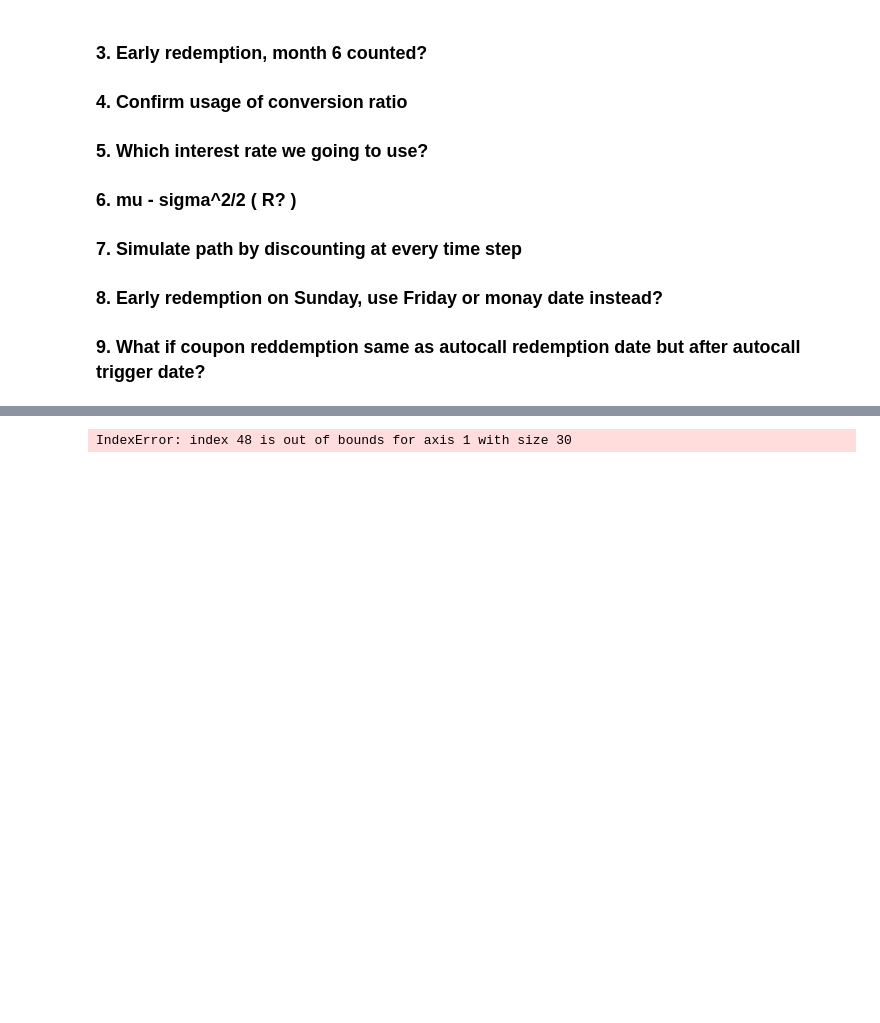
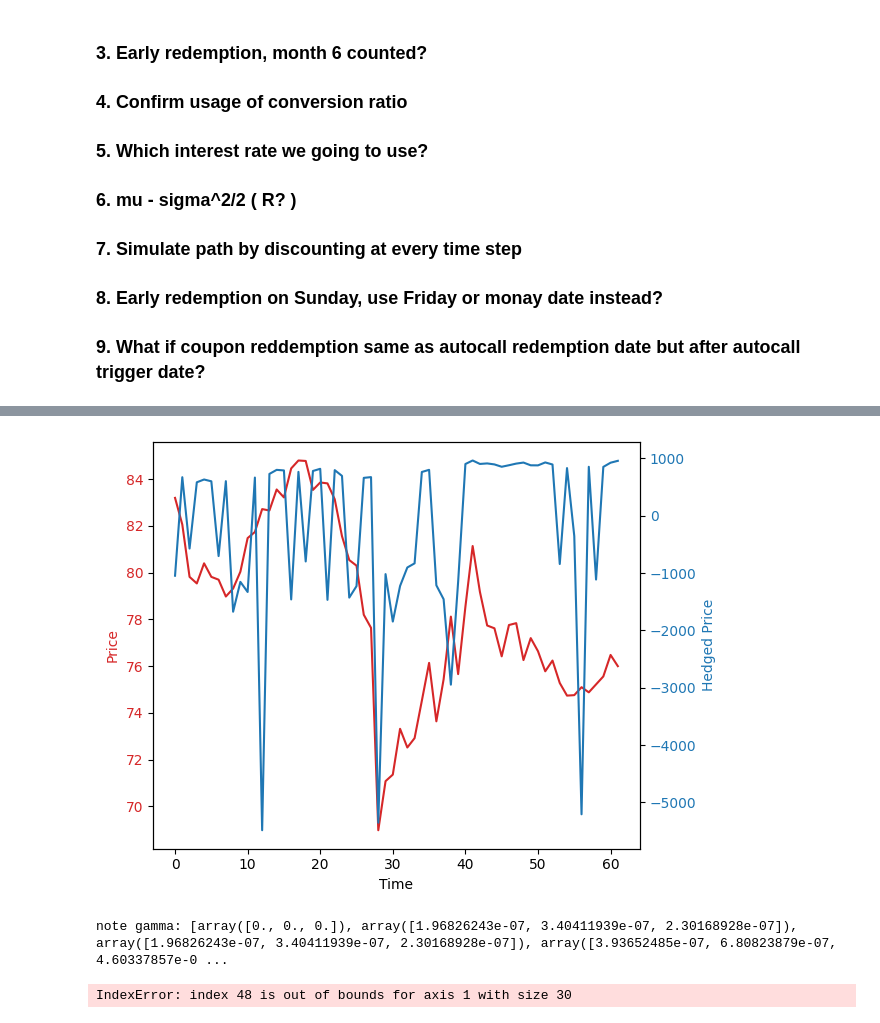
Before and after one commit to tengyaolong2000/simtech, a Jupyter notebook: sim_tech_finance.ipynb, the cells around one changed output, grey strips where cells are left out. Saved outputs shown, nothing was run; the diff lists cells and outputs as text; code cells hidden in the pictures; blank space fills up the shorter version.

```diff
--- a/sim_tech_finance.ipynb
+++ b/sim_tech_finance.ipynb
@@ -772,0 +944,9 @@ array([76.        , 57.79000092, 70.27999878])
+# %%
+note = np.array(backtest)[-1]
+noteplush = np.array(backtestplush)[-1]
+noteminush = np.array(backtestminush)[-1]
+print('note:', note, 'noteplush:', noteplush, 'noteminush:', noteminush, 'h:', h)
+notedelta = (noteplush - noteminush)/(2*h)
+print('notedelta:', notedelta)
+notegamma = (noteplush - 2*note + noteminush)/(h**2)
+print('note gamma:', notegamma)
@@ -772,0 +980,9 @@ array([76.        , 57.79000092, 70.27999878])
+# %%
+bmw_data = yf.download(BMW_ticker, start=start_date_backtest,  end=end_date_backtest)
+prices = bmw_data['Close']
+price_values = np.squeeze(prices.values)
+hedged = []
+for i in range(len(backtest)):
+    hedged.append((backtest[i] - deltas[i][0]*price_values[i]))
+
+#hedged
@@ -772,0 +991,5 @@ array([76.        , 57.79000092, 70.27999878])
+# %%
+new = []
+for i in hedged:
+    new.append(i.item())
+#new
@@ -773,3 +1032,33 @@ array([76.        , 57.79000092, 70.27999878])
+# %%
+#plot actual bids and price values on the same graph but with different y axes
+fig, ax1 = plt.subplots()
+
+color = 'tab:red'
+ax1.set_xlabel('Time')
+ax1.set_ylabel('Price', color=color)
+ax1.plot(price_values, color=color, label='Price')
+ax1.tick_params(axis='y', labelcolor=color)
+
+ax2 = ax1.twinx()  # instantiate a second axes that shares the same x-axis
+
+color = 'tab:blue'
+ax2.set_ylabel('Hedged Price', color=color)  # we already handled the x-label with ax1
+ax2.plot(new, color=color, label='Hedged Price')
+ax2.tick_params(axis='y', labelcolor=color)
+
+fig.tight_layout()  # otherwise the right y-label is slightly clipped
+plt.show()
+# %% [output]
+[figure, added]
+# %%
+gammas = []
+for i in range(len(note)):
+    notegamma = (noteplush[i] - 2*note[i] + noteminush[i])/(h**2)
+    gammas.append(notegamma)
+
+print('note gamma:', gammas)
+# %% [output]
+note gamma: [array([0., 0., 0.]), array([1.96826243e-07, 3.40411939e-07, 2.30168928e-07]), array([1.96826243e-07, 3.40411939e-07, 2.30168928e-07]), array([3.93652485e-07, 6.80823879e-07, 4.60337857e-0 ...
 # %%
 def payoff_JUSTIN(sim_prices, initial=1000, barrier=0.6, coupon_rate=0.1025, T=1/4, dt=1/252):
     # num_stocks, m = sim_prices.shape
```
Also changed, not shown: parts of 21 cells of this notebook.
